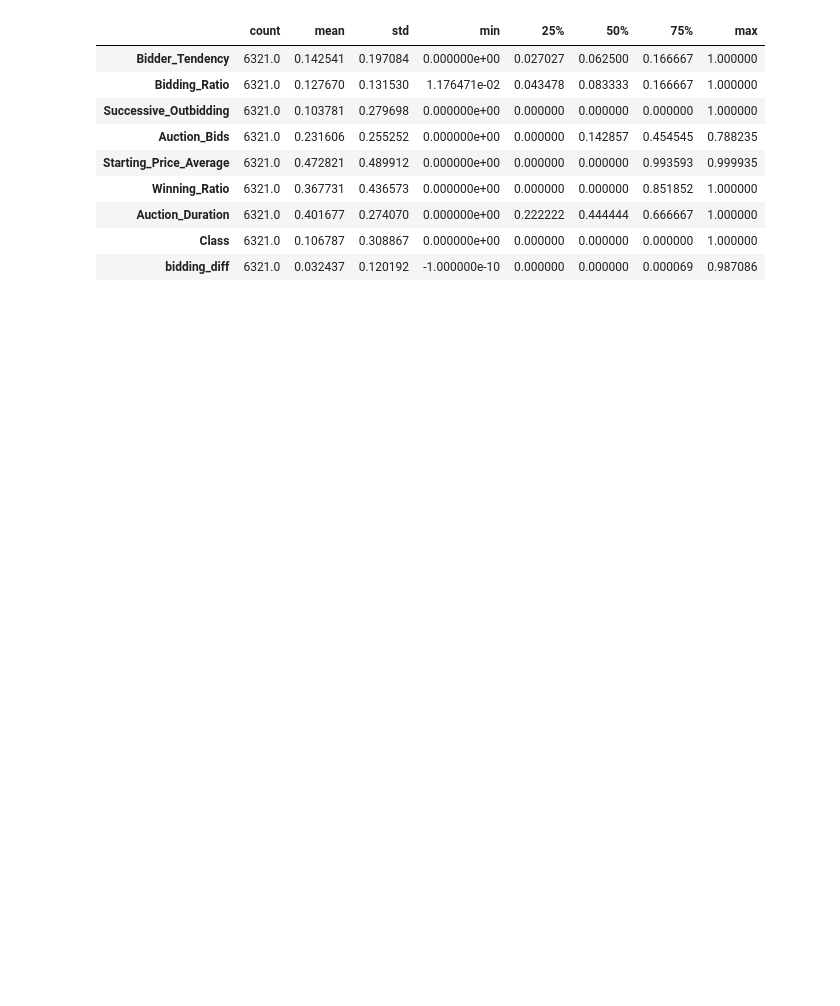
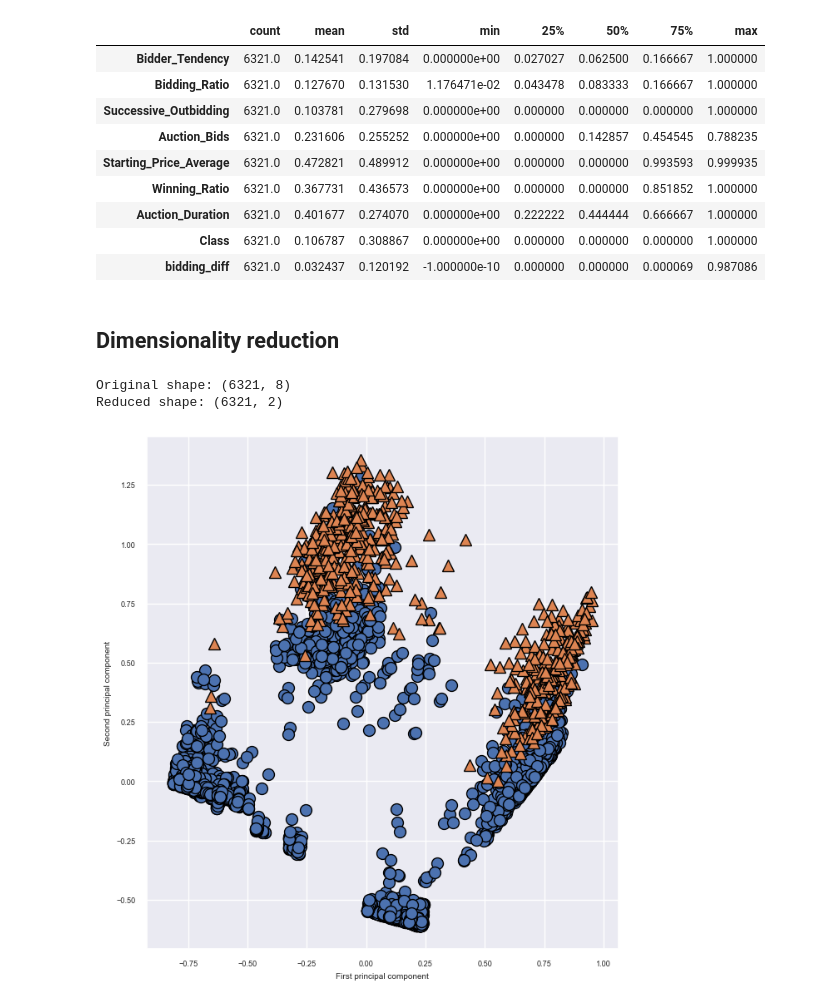
Before and after one commit to v1ctorf/ML-CA2_CCT, a Jupyter notebook: Project for CA2.ipynb, the cells around one changed output. Drawn from its saved outputs; the diff is of its cells as text; code cells hidden in the pictures; blank space fills up the shorter version.

```diff
--- a/Project for CA2.ipynb
+++ b/Project for CA2.ipynb
@@ -252,3 +256,28 @@ df_scaled.describe().T
 | Auction_Duration | 6321.0 | 0.401677 | 0.274070 | 0.000000e+00 | 0.222222 | 0.444444 | 0.666667 | 1.000000 |
 | Class | 6321.0 | 0.106787 | 0.308867 | 0.000000e+00 | 0.000000 | 0.000000 | 0.000000 | 1.000000 |
 | bidding_diff | 6321.0 | 0.032437 | 0.120192 | -1.000000e-10 | 0.000000 | 0.000000 | 0.000069 | 0.987086 |
+# %% [markdown]
+## Dimensionality reduction<a id="Dimensionality"></a>
+# %%
+X_scaled = df_scaled.drop('Class', axis=1)
+
+pca = PCA(n_components = 2)
+pca.fit(X_scaled)
+X_pca = pca.transform(X_scaled)
+
+print("Original shape: {}".format(str(X_scaled.shape)))
+print("Reduced shape: {}".format(str(X_pca.shape)))
+# %% [output]
+Original shape: (6321, 8)
+Reduced shape: (6321, 2)
+# %%
+# plot first vs. second principal component, colored by class
+plt.figure(figsize = (8, 8))
+mglearn.discrete_scatter(X_pca[:, 0], X_pca[:, 1], df_scaled['Class'])
+# plt.legend(df_scaled.target_names, loc="best")
+plt.gca().set_aspect("equal")
+plt.xlabel("First principal component")
+plt.ylabel("Second principal component")
+plt.show()
+# %% [output]
+[figure, added]
```
Also changed, not shown: parts of 3 cells of this notebook.
